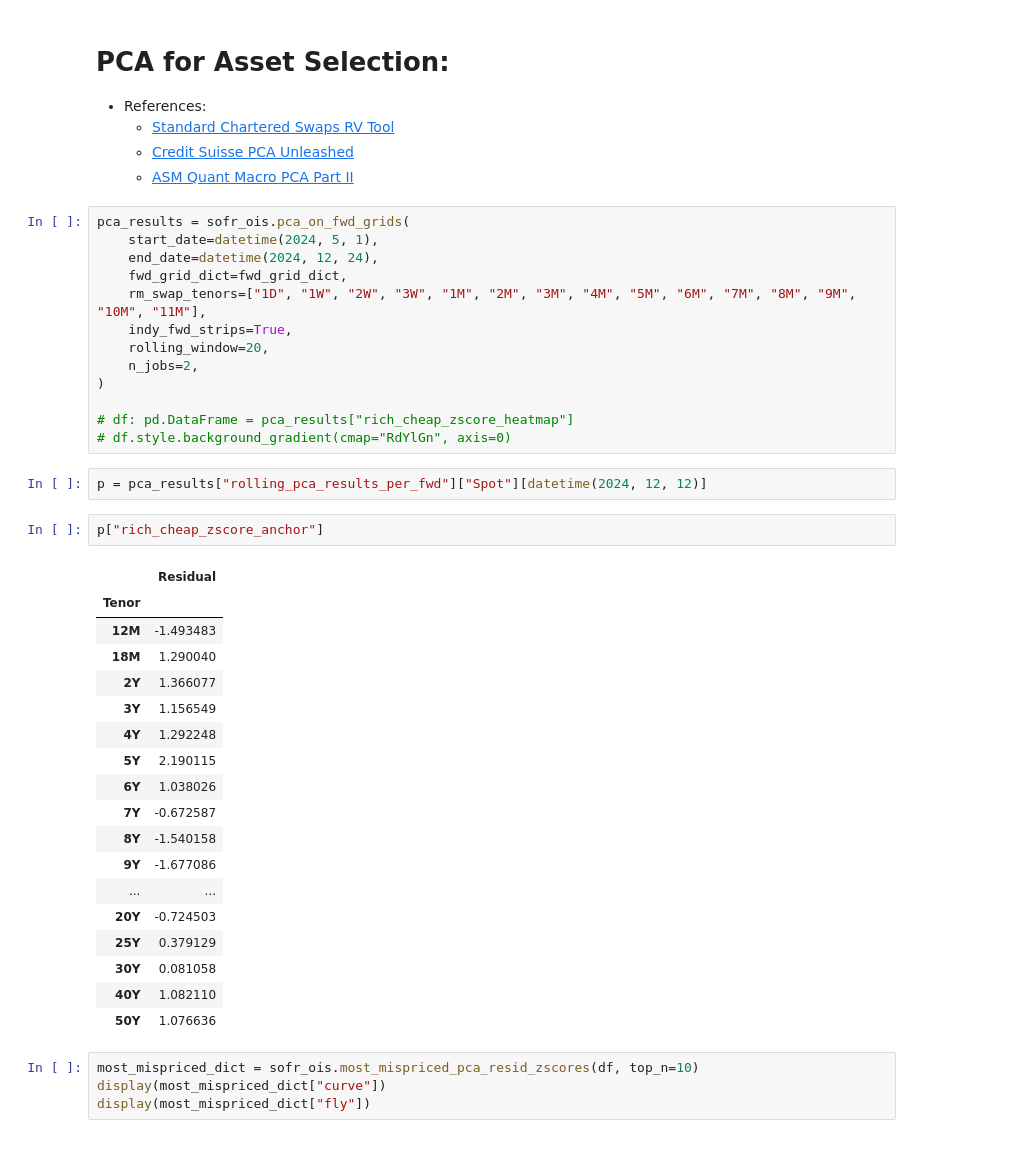
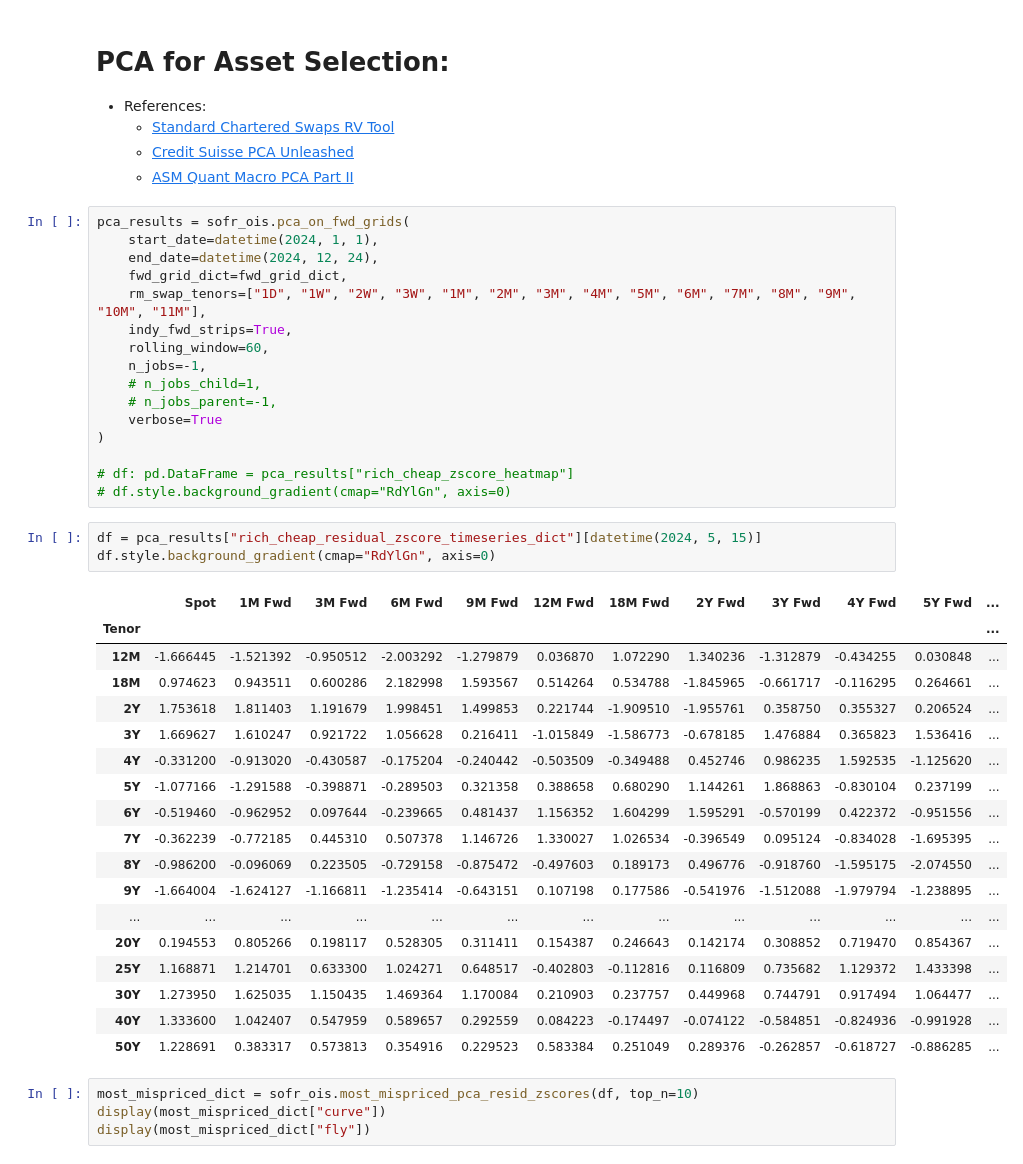
Before and after one commit to pfin/Curvy-CUSIPs, a Jupyter notebook: notebooks/swaps_rv.ipynb, the cells around one changed output. Drawn from its saved outputs; the diff is of its cells as text.

```diff
--- a/notebooks/swaps_rv.ipynb
+++ b/notebooks/swaps_rv.ipynb
@@ -86,40 +86,42 @@ sofr_ois.fwd_grid_dict_timeseries_plotter(fwd_grid_dict=fwd_grid_dict, tenors_to
     - [ASM Quant Macro PCA Part II](https://asmquantmacro.com/2015/06/29/principal-component-analysis-part-ii/)
 # %%
 pca_results = sofr_ois.pca_on_fwd_grids(
-    start_date=datetime(2024, 5, 1),
+    start_date=datetime(2024, 1, 1),
     end_date=datetime(2024, 12, 24),
     fwd_grid_dict=fwd_grid_dict,
     rm_swap_tenors=["1D", "1W", "2W", "3W", "1M", "2M", "3M", "4M", "5M", "6M", "7M", "8M", "9M", "10M", "11M"],
     indy_fwd_strips=True,
-    rolling_window=20,
-    n_jobs=2,
+    rolling_window=60,
+    n_jobs=-1,
+    # n_jobs_child=1,
+    # n_jobs_parent=-1,
+    verbose=True
 )
 
 # df: pd.DataFrame = pca_results["rich_cheap_zscore_heatmap"]
 # df.style.background_gradient(cmap="RdYlGn", axis=0)
-# %%
-p = pca_results["rolling_pca_results_per_fwd"]["Spot"][datetime(2024, 12, 12)]
-# %%
-p["rich_cheap_zscore_anchor"]
-# %% [output]
-|  | Residual |
-| Tenor |  |
-| 12M | -1.493483 |
-| 18M | 1.290040 |
-| 2Y | 1.366077 |
-| 3Y | 1.156549 |
-| 4Y | 1.292248 |
-| 5Y | 2.190115 |
-| 6Y | 1.038026 |
-| 7Y | -0.672587 |
-| 8Y | -1.540158 |
-| 9Y | -1.677086 |
-| ... | ... |
-| 20Y | -0.724503 |
-| 25Y | 0.379129 |
-| 30Y | 0.081058 |
-| 40Y | 1.082110 |
-| 50Y | 1.076636 |
+# %%
+df = pca_results["rich_cheap_residual_zscore_timeseries_dict"][datetime(2024, 5, 15)]
+df.style.background_gradient(cmap="RdYlGn", axis=0)
+# %% [output]
+|  | Spot | 1M Fwd | 3M Fwd | 6M Fwd | 9M Fwd | 12M Fwd | 18M Fwd | 2Y Fwd | 3Y Fwd | 4Y Fwd | 5Y Fwd | ... |
+| Tenor |  |  |  |  |  |  |  |  |  |  |  | ... |
+| 12M | -1.666445 | -1.521392 | -0.950512 | -2.003292 | -1.279879 | 0.036870 | 1.072290 | 1.340236 | -1.312879 | -0.434255 | 0.030848 | ... |
+| 18M | 0.974623 | 0.943511 | 0.600286 | 2.182998 | 1.593567 | 0.514264 | 0.534788 | -1.845965 | -0.661717 | -0.116295 | 0.264661 | ... |
+| 2Y | 1.753618 | 1.811403 | 1.191679 | 1.998451 | 1.499853 | 0.221744 | -1.909510 | -1.955761 | 0.358750 | 0.355327 | 0.206524 | ... |
+| 3Y | 1.669627 | 1.610247 | 0.921722 | 1.056628 | 0.216411 | -1.015849 | -1.586773 | -0.678185 | 1.476884 | 0.365823 | 1.536416 | ... |
+| 4Y | -0.331200 | -0.913020 | -0.430587 | -0.175204 | -0.240442 | -0.503509 | -0.349488 | 0.452746 | 0.986235 | 1.592535 | -1.125620 | ... |
+| 5Y | -1.077166 | -1.291588 | -0.398871 | -0.289503 | 0.321358 | 0.388658 | 0.680290 | 1.144261 | 1.868863 | -0.830104 | 0.237199 | ... |
+| 6Y | -0.519460 | -0.962952 | 0.097644 | -0.239665 | 0.481437 | 1.156352 | 1.604299 | 1.595291 | -0.570199 | 0.422372 | -0.951556 | ... |
+| 7Y | -0.362239 | -0.772185 | 0.445310 | 0.507378 | 1.146726 | 1.330027 | 1.026534 | -0.396549 | 0.095124 | -0.834028 | -1.695395 | ... |
+| 8Y | -0.986200 | -0.096069 | 0.223505 | -0.729158 | -0.875472 | -0.497603 | 0.189173 | 0.496776 | -0.918760 | -1.595175 | -2.074550 | ... |
+| 9Y | -1.664004 | -1.624127 | -1.166811 | -1.235414 | -0.643151 | 0.107198 | 0.177586 | -0.541976 | -1.512088 | -1.979794 | -1.238895 | ... |
+| ... | ... | ... | ... | ... | ... | ... | ... | ... | ... | ... | ... | ... |
+| 20Y | 0.194553 | 0.805266 | 0.198117 | 0.528305 | 0.311411 | 0.154387 | 0.246643 | 0.142174 | 0.308852 | 0.719470 | 0.854367 | ... |
+| 25Y | 1.168871 | 1.214701 | 0.633300 | 1.024271 | 0.648517 | -0.402803 | -0.112816 | 0.116809 | 0.735682 | 1.129372 | 1.433398 | ... |
+| 30Y | 1.273950 | 1.625035 | 1.150435 | 1.469364 | 1.170084 | 0.210903 | 0.237757 | 0.449968 | 0.744791 | 0.917494 | 1.064477 | ... |
+| 40Y | 1.333600 | 1.042407 | 0.547959 | 0.589657 | 0.292559 | 0.084223 | -0.174497 | -0.074122 | -0.584851 | -0.824936 | -0.991928 | ... |
+| 50Y | 1.228691 | 0.383317 | 0.573813 | 0.354916 | 0.229523 | 0.583384 | 0.251049 | 0.289376 | -0.262857 | -0.618727 | -0.886285 | ... |
 # %%
 most_mispriced_dict = sofr_ois.most_mispriced_pca_resid_zscores(df, top_n=10)
 display(most_mispriced_dict["curve"])
```
Also changed, not shown: parts of 1 cell of this notebook, 1 other file.
